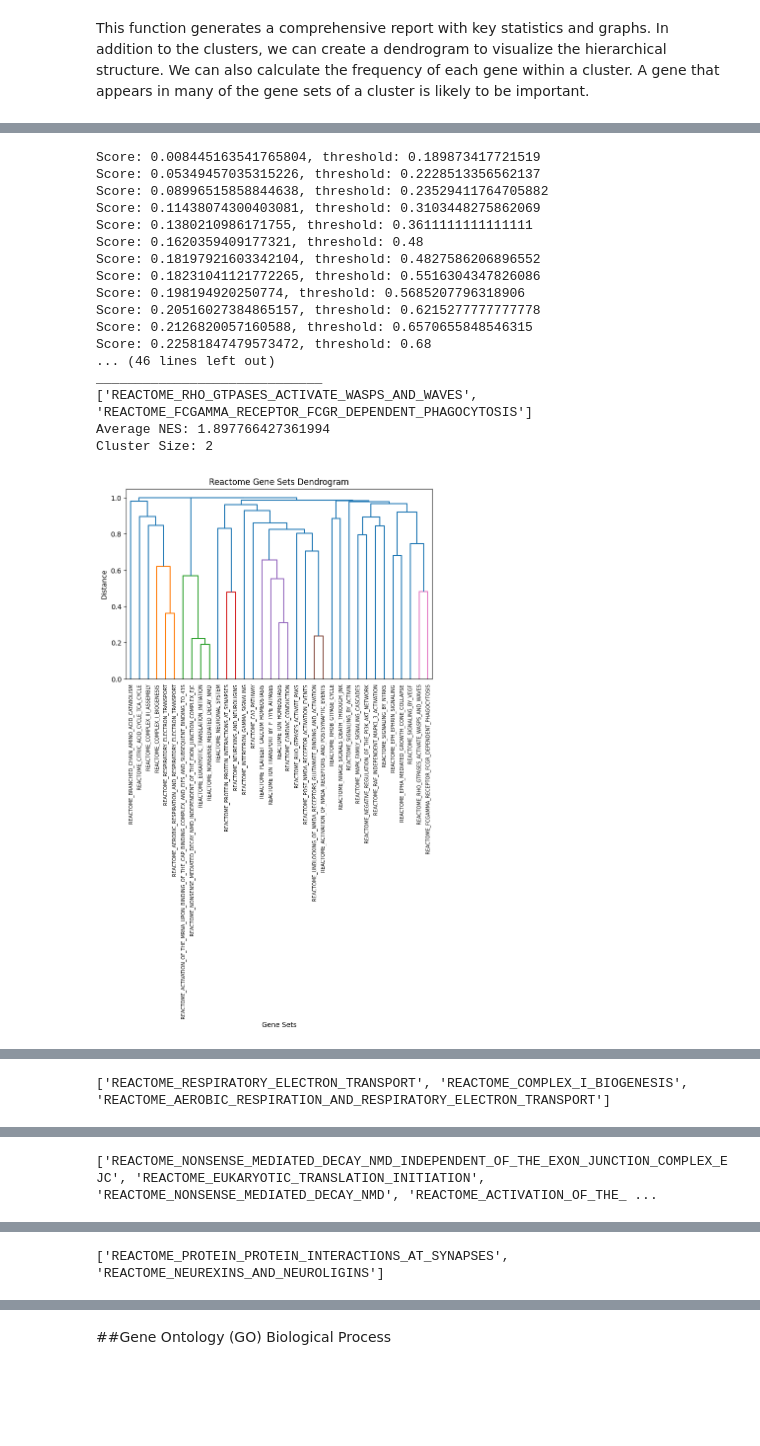
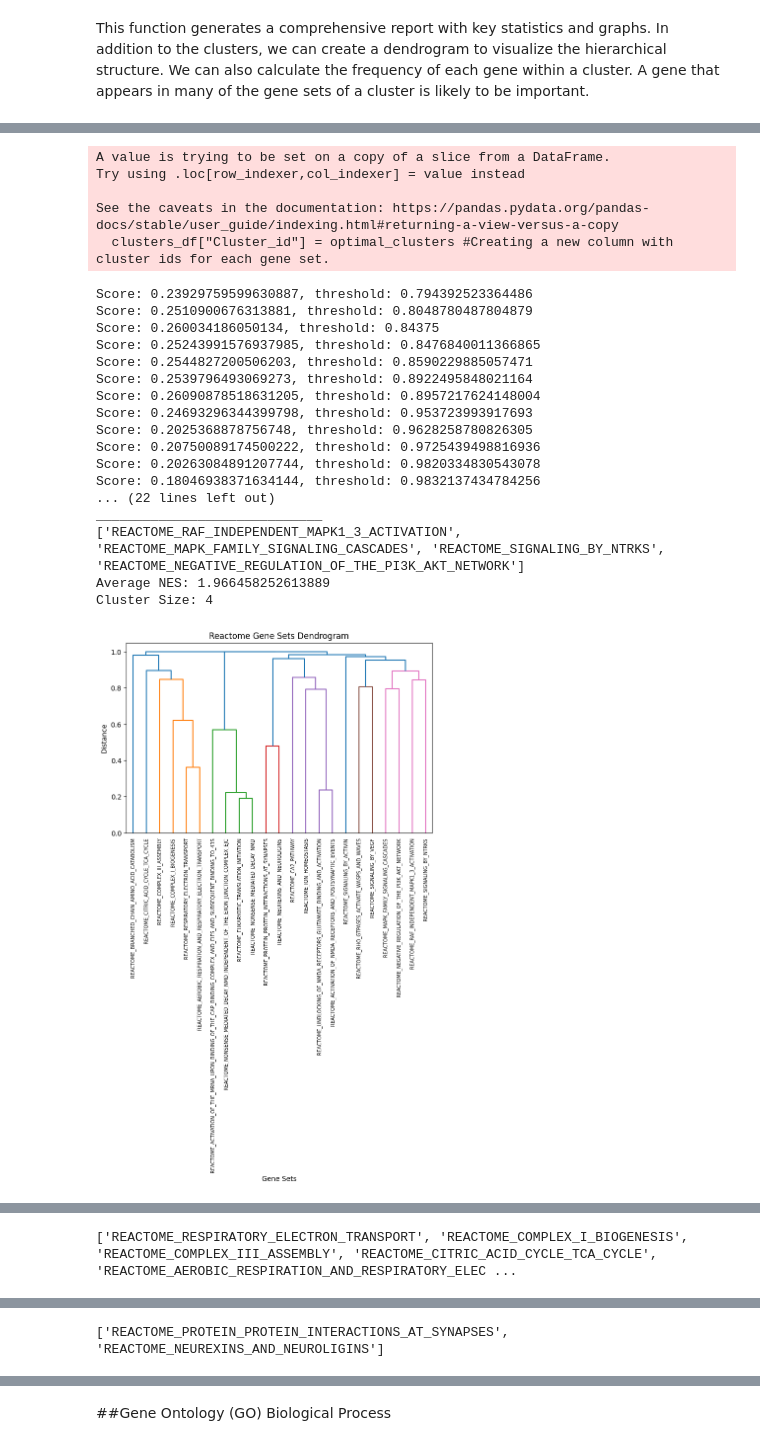
Before and after one commit to rcs-science-research/Dendritic-Branching-GSEA, a Jupyter notebook: Dendritic_Branching_Associated_Pathways_GSEA.ipynb, the cells around one changed output, grey strips where cells are left out. Saved outputs shown, nothing was run; the diff lists cells and outputs as text; code cells hidden in the pictures; blank space fills up the shorter version.

```diff
--- a/Dendritic_Branching_Associated_Pathways_GSEA.ipynb
+++ b/Dendritic_Branching_Associated_Pathways_GSEA.ipynb
@@ -635,3 +648,3 @@ Now, we'll run the `generate_leading_edge_report()` function for our Reactome re
 # %%
-generate_leading_edge_report(reactome_out, reactome_res.loc[reactome_res["FDR q-val"] < 0.02].iloc[:,1], reactome_res, "Reactome")
+generate_leading_edge_report(reactome_out, reactome_res.loc[reactome_res["FDR q-val"] < 0.01]["Term"], reactome_res, "Reactome")
 # %% [output]
@@ -643,18 +659,23 @@ See the caveats in the documentation: https://pandas.pydata.org/pandas-docs/stab
-Score: 0.008445163541765804, threshold: 0.189873417721519
-Score: 0.05349457035315226, threshold: 0.2228513356562137
-Score: 0.08996515858844638, threshold: 0.23529411764705882
-Score: 0.11438074300403081, threshold: 0.3103448275862069
-Score: 0.1380210986171755, threshold: 0.3611111111111111
-Score: 0.1620359409177321, threshold: 0.48
-Score: 0.18197921603342104, threshold: 0.4827586206896552
-Score: 0.18231041121772265, threshold: 0.5516304347826086
-Score: 0.198194920250774, threshold: 0.5685207796318906
-Score: 0.20516027384865157, threshold: 0.6215277777777778
-Score: 0.2126820057160588, threshold: 0.6570655848546315
-Score: 0.22581847479573472, threshold: 0.68
-... (46 lines left out)
-_____________________________
-['REACTOME_RHO_GTPASES_ACTIVATE_WASPS_AND_WAVES', 'REACTOME_FCGAMMA_RECEPTOR_FCGR_DEPENDENT_PHAGOCYTOSIS']
-Average NES: 1.897766427361994
-Cluster Size: 2
+A value is trying to be set on a copy of a slice from a DataFrame.
+Try using .loc[row_indexer,col_indexer] = value instead
+
+See the caveats in the documentation: https://pandas.pydata.org/pandas-docs/stable/user_guide/indexing.html#returning-a-view-versus-a-copy
+  clusters_df["Cluster_id"] = optimal_clusters #Creating a new column with cluster ids for each gene set.
+Score: 0.23929759599630887, threshold: 0.794392523364486
+Score: 0.2510900676313881, threshold: 0.8048780487804879
+Score: 0.260034186050134, threshold: 0.84375
+Score: 0.25243991576937985, threshold: 0.8476840011366865
+Score: 0.2544827200506203, threshold: 0.8590229885057471
+Score: 0.2539796493069273, threshold: 0.8922495848021164
+Score: 0.26090878518631205, threshold: 0.8957217624148004
+Score: 0.24693296344399798, threshold: 0.953723993917693
+Score: 0.2025368878756748, threshold: 0.9628258780826305
+Score: 0.20750089174500222, threshold: 0.9725439498816936
+Score: 0.20263084891207744, threshold: 0.9820334830543078
+Score: 0.18046938371634144, threshold: 0.9832137434784256
+... (22 lines left out)
+_____________________________
+['REACTOME_RAF_INDEPENDENT_MAPK1_3_ACTIVATION', 'REACTOME_MAPK_FAMILY_SIGNALING_CASCADES', 'REACTOME_SIGNALING_BY_NTRKS', 'REACTOME_NEGATIVE_REGULATION_OF_THE_PI3K_AKT_NETWORK']
+Average NES: 1.966458252613889
+Cluster Size: 4
-[figure, old version]
+[figure, new version]
@@ -662,3 +683,2 @@ Cluster Size: 2
-['REACTOME_RESPIRATORY_ELECTRON_TRANSPORT', 'REACTOME_COMPLEX_I_BIOGENESIS', 'REACTOME_AEROBIC_RESPIRATION_AND_RESPIRATORY_ELECTRON_TRANSPORT']
+['REACTOME_RESPIRATORY_ELECTRON_TRANSPORT', 'REACTOME_COMPLEX_I_BIOGENESIS', 'REACTOME_COMPLEX_III_ASSEMBLY', 'REACTOME_CITRIC_ACID_CYCLE_TCA_CYCLE', 'REACTOME_AEROBIC_RESPIRATION_AND_RESPIRATORY_ELEC ...
 [figure]
-['REACTOME_NONSENSE_MEDIATED_DECAY_NMD_INDEPENDENT_OF_THE_EXON_JUNCTION_COMPLEX_EJC', 'REACTOME_EUKARYOTIC_TRANSLATION_INITIATION', 'REACTOME_NONSENSE_MEDIATED_DECAY_NMD', 'REACTOME_ACTIVATION_OF_THE_ ...
@@ -665,2 +686,2 @@ Cluster Size: 2
 [figure]
-['REACTOME_PROTEIN_PROTEIN_INTERACTIONS_AT_SYNAPSES', 'REACTOME_NEUREXINS_AND_NEUROLIGINS']
+['REACTOME_PROTEIN_PROTEIN_INTERACTIONS_AT_SYNAPSES', 'REACTOME_NEUREXINS_AND_NEUROLIGINS']
```
Also changed, not shown: parts of 63 cells of this notebook.
